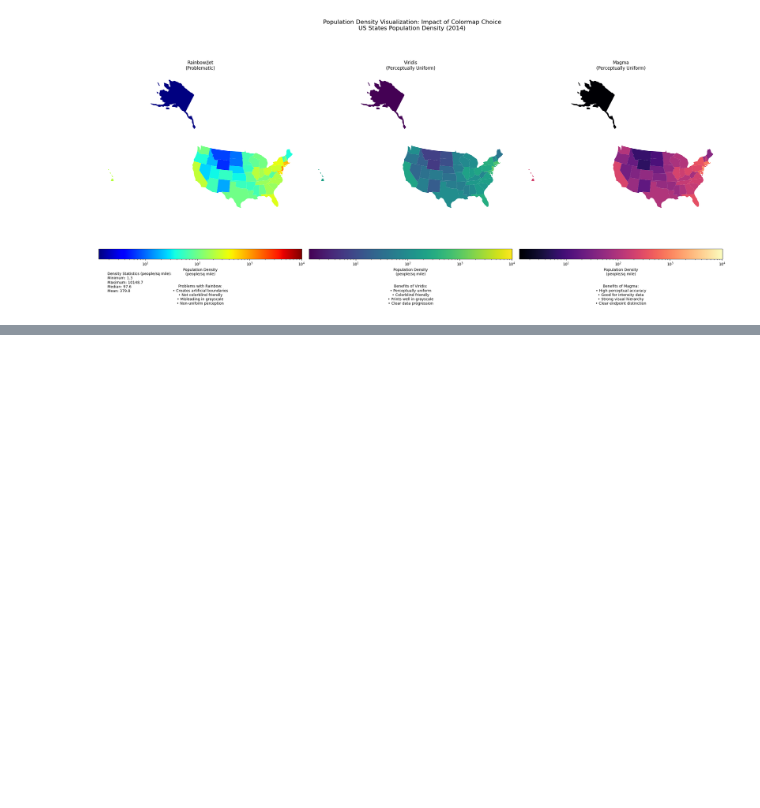
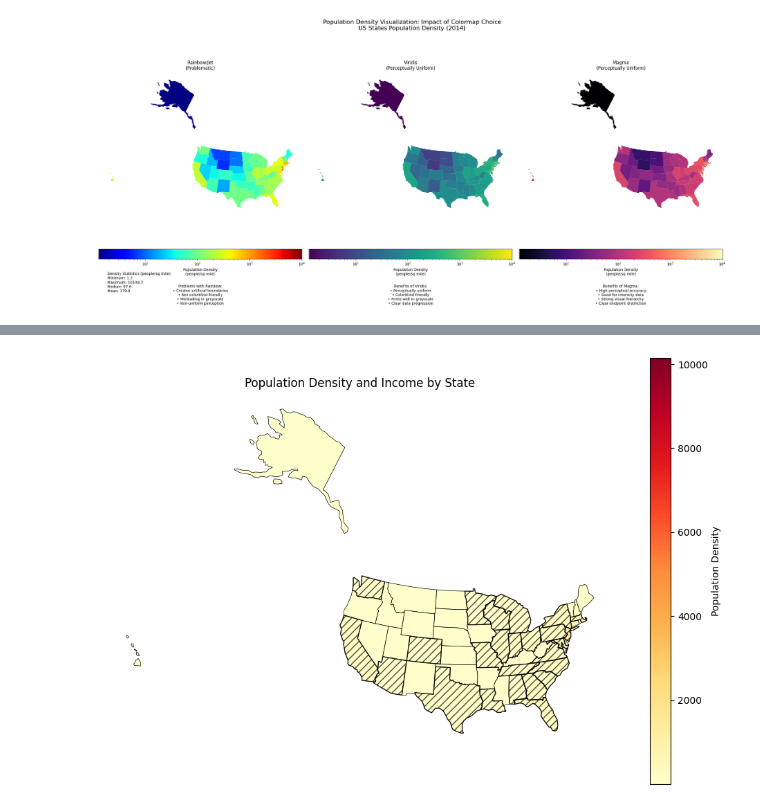
Before and after one commit to profliuhao/CSIT359, a Jupyter notebook: CSIT359_class9_color_notebook.ipynb, the cells around one changed output, grey strips where cells are left out. Cells and saved outputs as stored; diff of their text form; code cells hidden in the pictures; blank space fills up the shorter version.

```diff
--- a/CSIT359_class9_color_notebook.ipynb
+++ b/CSIT359_class9_color_notebook.ipynb
@@ -343,0 +534,29 @@ Downloading geographic data...
+# %%
+from matplotlib.patches import PathPatch
+
+fig, ax = plt.subplots(1, 1, figsize=(12, 8))
+
+# Plot base map with population density colors
+merged_df.plot(
+
+               # your solution here
+)
+
+population_median = merged_df['population'].median()
+
+# Plot high population states with a cross-hatched overlay
+high_pop_states = merged_df[merged_df['population'] > merged_df['population'].median()]
+
+
+# Add hatching for states with population above the median
+high_pop_states.plot(
+
+                     # your solution here
+
+)
+
+ax.set_title('Population Density and Income by State')
+plt.axis('off')
+plt.show()
+# %% [output]
+[figure, added]
```
Also changed, not shown: parts of 9 cells of this notebook.
